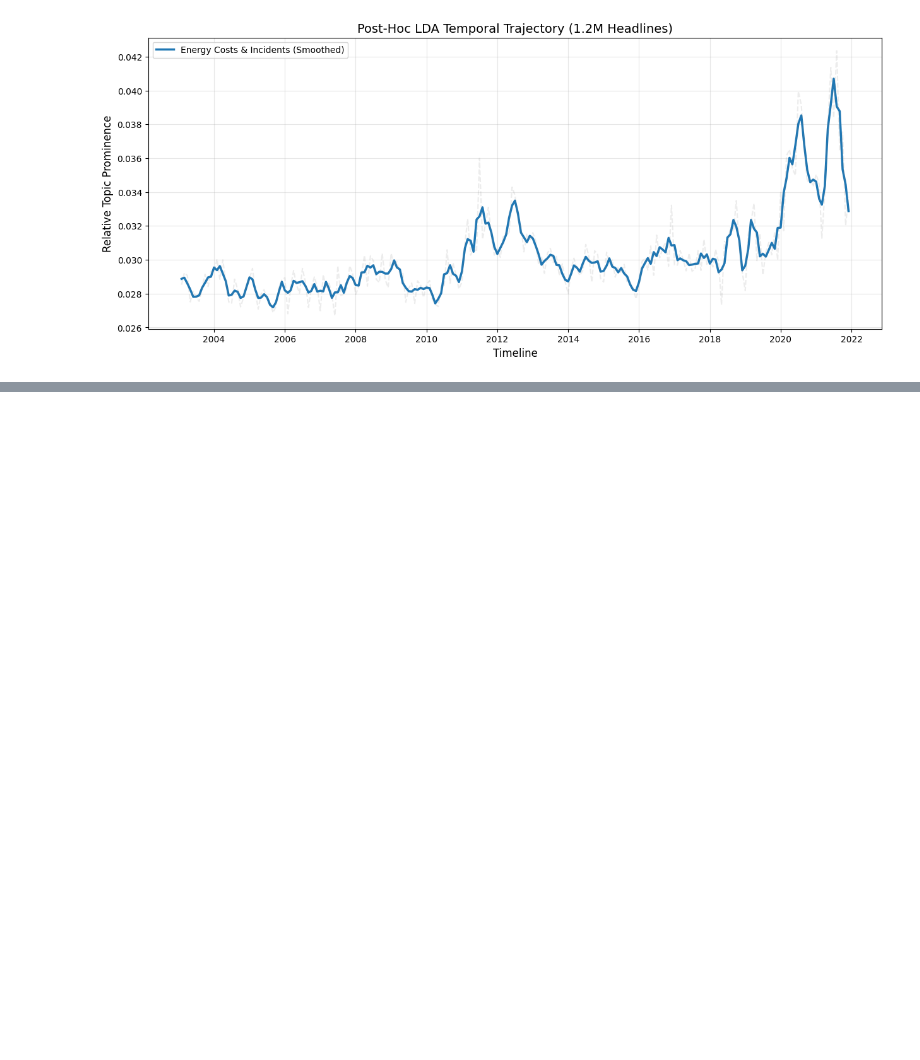
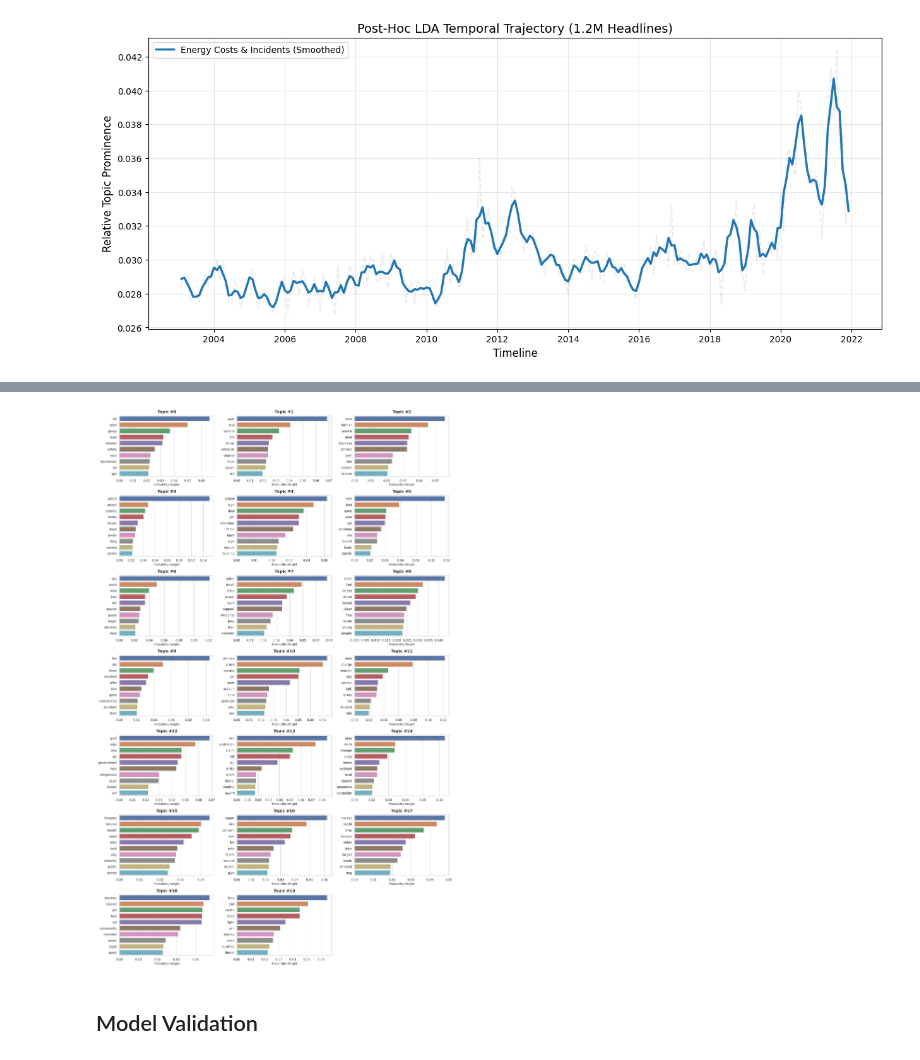
Before and after one commit to almin-byte/million-headlines-topic-modeling, a Jupyter notebook: LDA with gensim and spaCy.ipynb, the cells around one changed output, grey strips where cells are left out. Cells and saved outputs as stored; diff of their text form; code cells hidden in the pictures; blank space fills up the shorter version.

```diff
--- a/LDA with gensim and spaCy.ipynb
+++ b/LDA with gensim and spaCy.ipynb
@@ -682,0 +779,35 @@ plt.show()
+# %%
+import matplotlib.pyplot as plt
+import seaborn as sns
+
+num_topics = lda_20.num_topics
+cols = 3
+rows = (num_topics + cols - 1) // cols
+
+fig, axes = plt.subplots(rows, cols, figsize=(18, 4 * rows), sharex=False)
+axes = axes.flatten()
+
+sns.set_theme(style="whitegrid")
+
+for i in range(num_topics):
+    ax = axes[i]
+
+    top_words = lda_20.show_topic(i, topn=10)
+    words = [word for word, prob in top_words]
+    probs = [prob for word, prob in top_words]
+
+    sns.barplot(x=probs, y=words, ax=ax, hue=words, legend=False)
+
+    ax.set_title(f"Topic #{i}", fontsize=14, fontweight='bold', pad=10)
+    ax.tick_params(axis='both', which='major', labelsize=11)
+    ax.set_xlabel("Probability Weight", fontsize=10)
+
+for j in range(num_topics, len(axes)):
+    fig.delaxes(axes[j])
+
+plt.tight_layout()
+plt.show()
+# %% [output]
+[figure, added]
+# %% [markdown]
+## Model Validation
```
Also changed, not shown: parts of 17 cells of this notebook.
